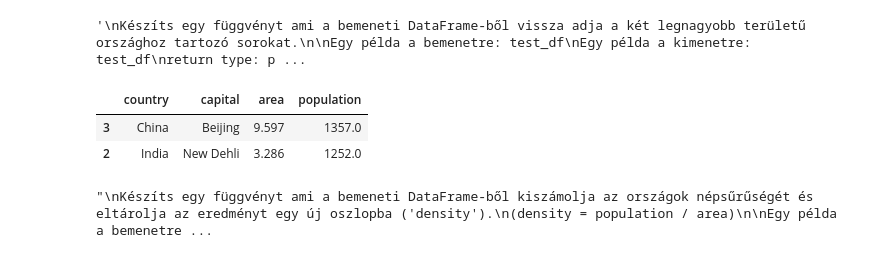
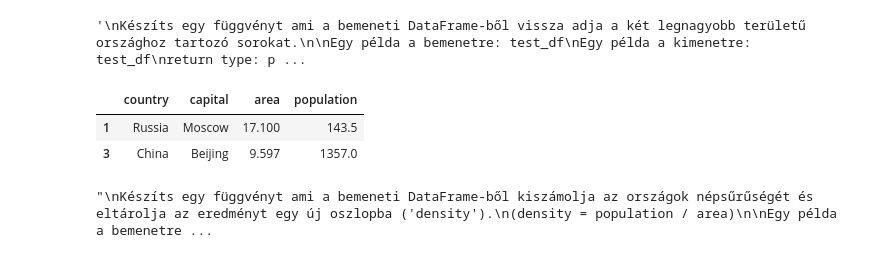
Before and after one commit to spideyboy18/BEVADAT2022232, a Jupyter notebook: GYAK/GYAK04/GYAK04.ipynb, the cells around one changed output. Drawn from its saved outputs; the diff is of its cells as text; code cells hidden in the pictures.

```diff
--- a/GYAK/GYAK04/GYAK04.ipynb
+++ b/GYAK/GYAK04/GYAK04.ipynb
@@ -76,13 +76,13 @@ függvény neve: get_top_two
 # %%
 def get_top_two(datas: pd.DataFrame)->pd.DataFrame:
     copy_datas = pd.DataFrame.copy(datas)
-    return copy_datas.sort_values(by=["population"], ascending=False).head(2)
+    return copy_datas.sort_values(by=["area"], ascending=False).head(2)
 df = dict_to_dataframe(stats)
 get_top_two(df)
 # %% [output]
 |  | country | capital | area | population |
+| 1 | Russia | Moscow | 17.100 | 143.5 |
 | 3 | China | Beijing | 9.597 | 1357.0 |
-| 2 | India | New Dehli | 3.286 | 1252.0 |
 # %%
 '''
 Készíts egy függvényt ami a bemeneti DataFrame-ből kiszámolja az országok népsűrűségét és eltárolja az eredményt egy új oszlopba ('density').
```
Also changed, not shown: parts of 2 cells of this notebook, 1 other file.
